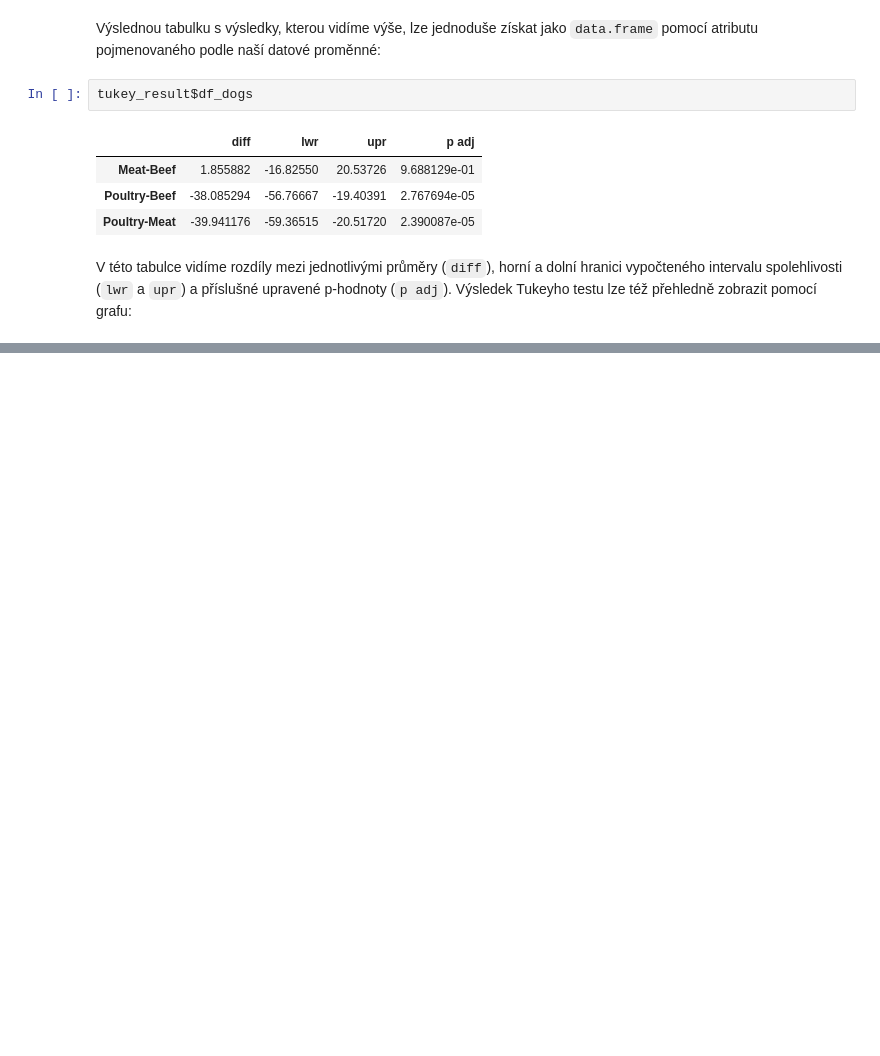
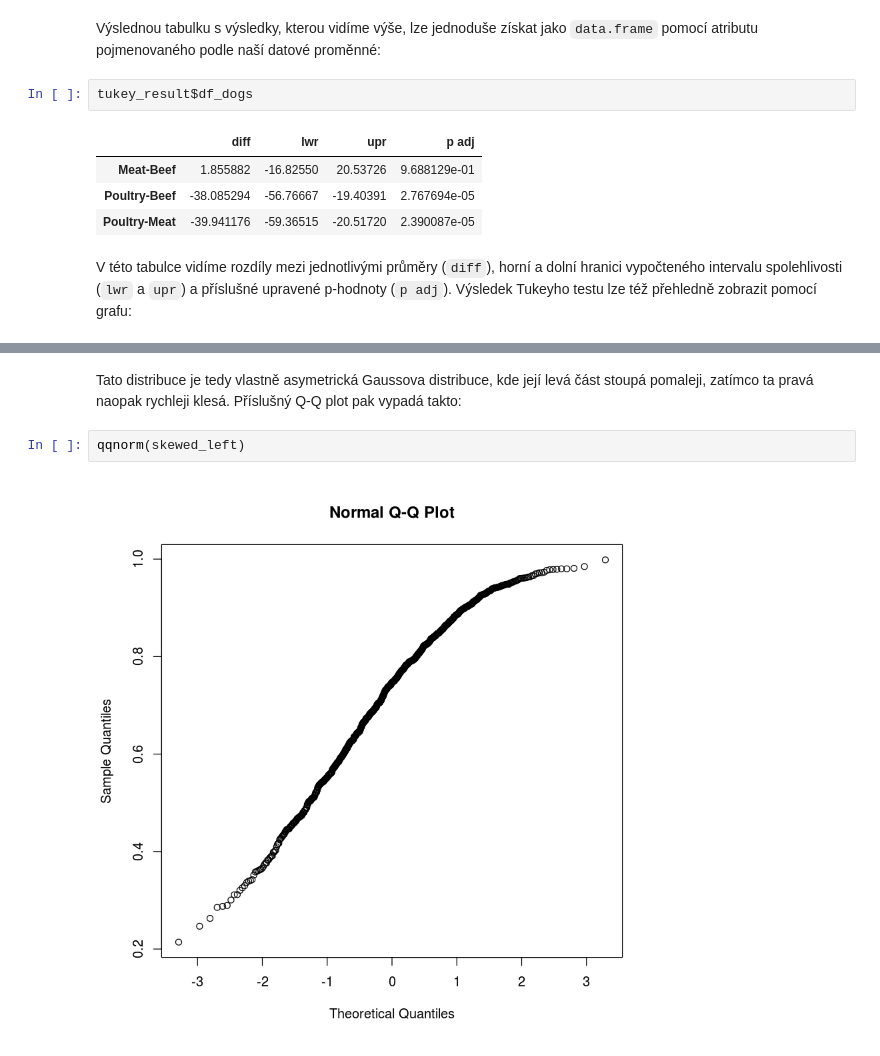
Before and after one commit to lich-uct/r_tutorial, a Jupyter notebook: 08/08.ipynb, the cells around one changed output, grey strips where cells are left out. Cells and saved outputs as stored; diff of their text form; blank space fills up the shorter version.

```diff
--- a/08/08.ipynb
+++ b/08/08.ipynb
@@ -893,0 +920,6 @@ V něm vidíme příslušné intervaly spolehlivosti pro rozdíly jednotlivých
+# %% [markdown]
+Tato distribuce je tedy vlastně asymetrická Gaussova distribuce, kde její levá část stoupá pomaleji, zatímco ta pravá naopak rychleji klesá. Příslušný Q-Q plot pak vypadá takto:
+# %%
+qqnorm(skewed_left)
+# %% [output]
+[figure, added]
```
Also changed, not shown: parts of 29 cells of this notebook.
